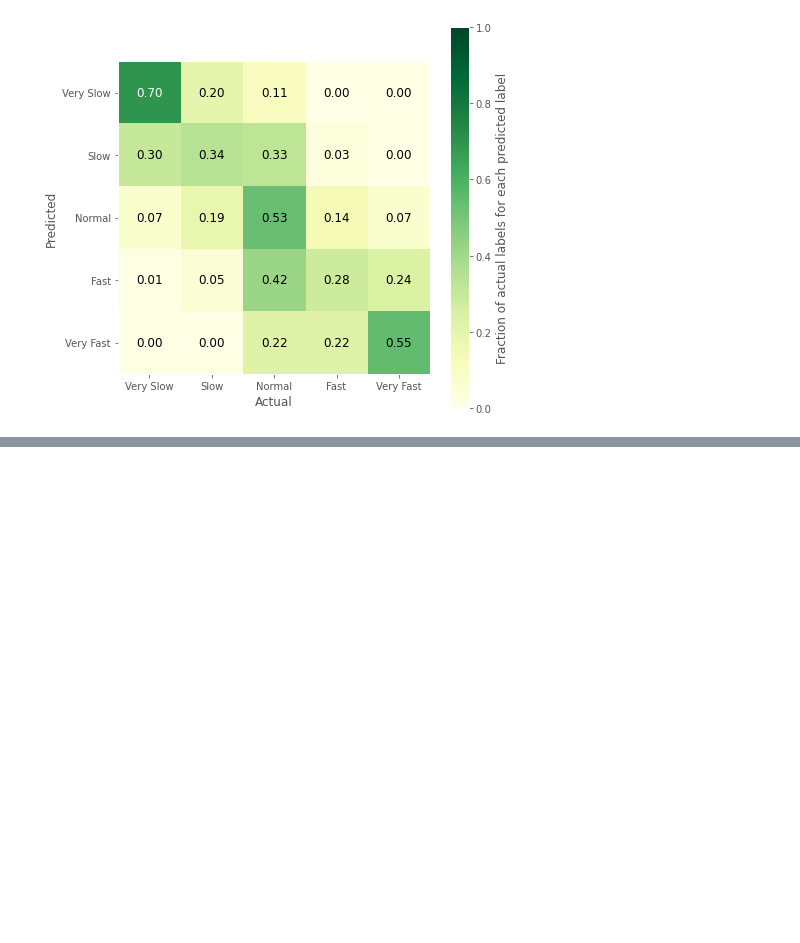
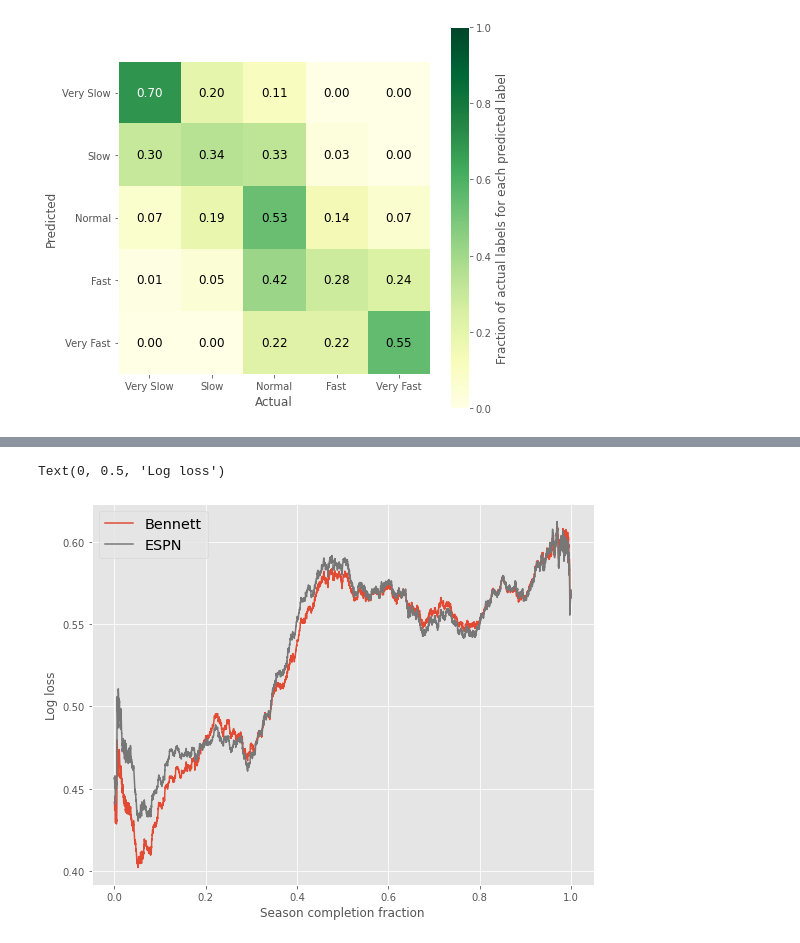
Before and after one commit to bjmarsh/WatchCBB, a Jupyter notebook: notebooks/game_model_train.ipynb, the cells around one changed output, grey strips where cells are left out. Cells and saved outputs as stored; diff of their text form; code cells hidden in the pictures; blank space fills up the shorter version.

Commit message:
adding espn comparison

```diff
--- a/notebooks/game_model_train.ipynb
+++ b/notebooks/game_model_train.ipynb
@@ -628,0 +642,11 @@ Accuracy (exact quintile, +-1 quintile): 0.473 0.878
+# %%
+dfs = []
+for f in sorted(glob.glob('../data/espn_preds/*.txt')):
+    dfs.append(pd.read_csv(f, names=['date','tid1','tid2','prob','line']))
+df_espn = pd.concat(dfs)
+def get_gid(row):
+    tid1, tid2 = sorted((row.tid1,row.tid2))
+    return '{0}_{1}_{2}'.format(row.date, tid1, tid2)
+df_espn['gid'] = df_espn.apply(get_gid, axis=1)
+df_espn['prob'] = df_espn.apply(lambda row: 1-row.prob if row.tid1<row.tid2 else row.prob, axis=1)
+df_espn.head()
@@ -628,0 +660,7 @@ Accuracy (exact quintile, +-1 quintile): 0.473 0.878
+# %%
+df_comp = df_all[['gid','result','blended_prob','pred_margin_blend']].merge(
+    df_espn[['gid','prob','line']], on='gid', how='inner')
+df_comp.rename({'blended_prob':'my_prob','pred_margin_blend':'my_line',
+                'prob':'espn_prob','line':'espn_line'}, axis=1, inplace=True)
+print(df_comp.shape)
+df_comp.head()
@@ -628,0 +675,17 @@ Accuracy (exact quintile, +-1 quintile): 0.473 0.878
+# %%
+N = 1000
+clip = 100
+ll_mine = moving_average_loss(df_comp.result, df_comp.my_prob, N, 'logloss', mode='full', clip=clip)
+ll_espn = moving_average_loss(df_comp.result, df_comp.espn_prob, N, 'logloss', mode='full', clip=clip)
+
+plt.figure(figsize=(9,7))
+xs = np.linspace(0, 1, ll_mine.size)
+plt.plot(xs, ll_mine, label='Bennett', color=list(plt.rcParams['axes.prop_cycle'])[0]['color'])
+plt.plot(xs, ll_espn, label='ESPN', color=list(plt.rcParams['axes.prop_cycle'])[3]['color'])
+# plt.plot(xs, ll_espn-ll_mine, label='Difference')
+plt.legend(fontsize='x-large')
+plt.xlabel("Season completion fraction")
+plt.ylabel("Log loss")
+# %% [output]
+Text(0, 0.5, 'Log loss')
+[figure, added]
```
Also changed, not shown: parts of 6 cells of this notebook, 3 other files.
